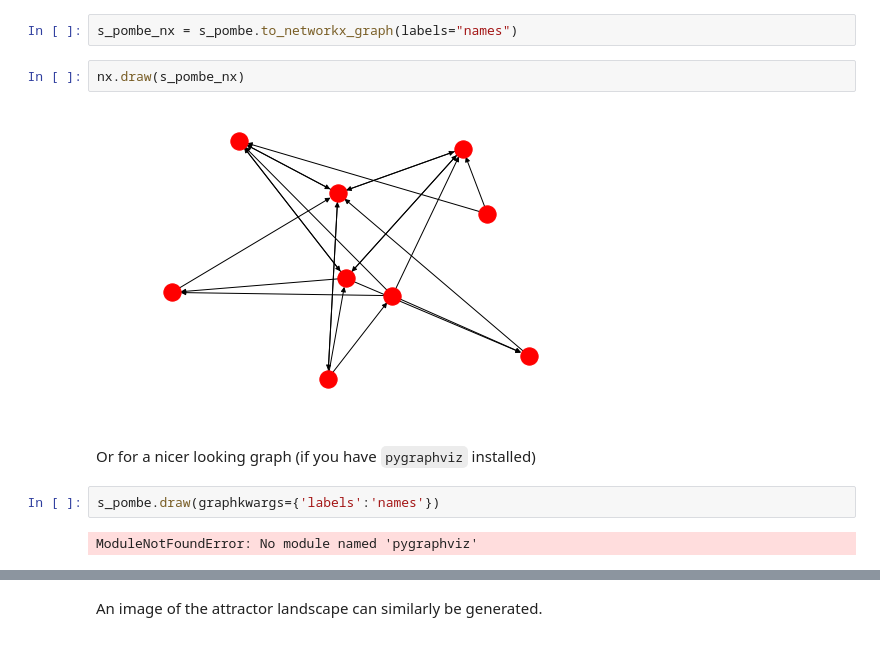
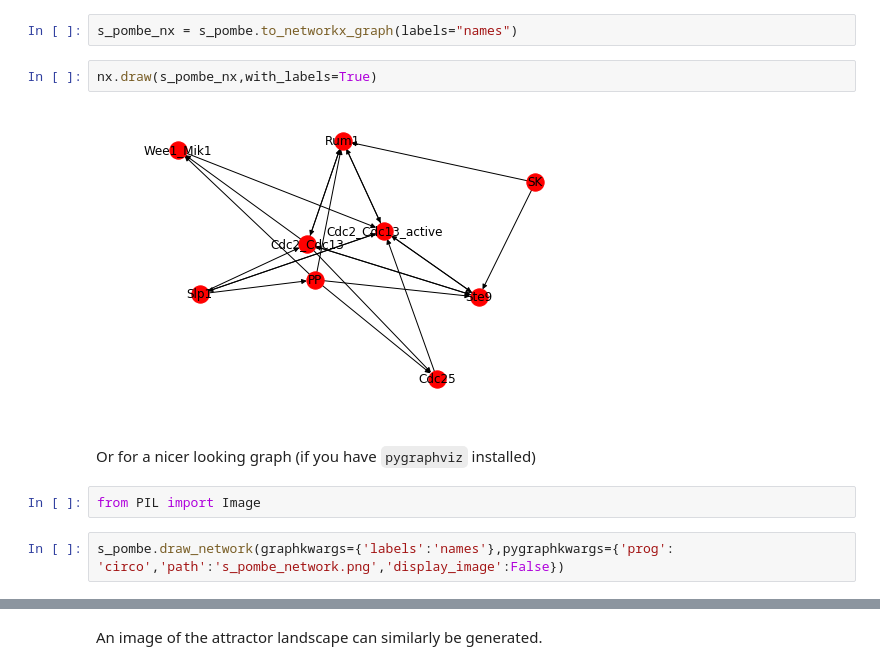
Before and after one commit to ELIFE-ASU/Neet, a Jupyter notebook: examples/basic-examples.ipynb, the cells around one changed output, grey strips where cells are left out. Drawn from its saved outputs; the diff is of its cells as text.

```diff
--- a/examples/basic-examples.ipynb
+++ b/examples/basic-examples.ipynb
@@ -96,12 +96,12 @@ import networkx as nx
 # %%
 s_pombe_nx = s_pombe.to_networkx_graph(labels="names")
 # %%
-nx.draw(s_pombe_nx)
+nx.draw(s_pombe_nx,with_labels=True)
 # %% [output]
-[figure, old version]
+[figure, new version]
 # %% [markdown]
 Or for a nicer looking graph (if you have `pygraphviz` installed)
-# %%
-s_pombe.draw(graphkwargs={'labels':'names'})
-# %% [output]
-ModuleNotFoundError: No module named 'pygraphviz'
+# %%
+from PIL import Image
+# %%
+s_pombe.draw_network(graphkwargs={'labels':'names'},pygraphkwargs={'prog': 'circo','path':'s_pombe_network.png','display_image':False})
```
Also changed, not shown: parts of 10 cells of this notebook.
